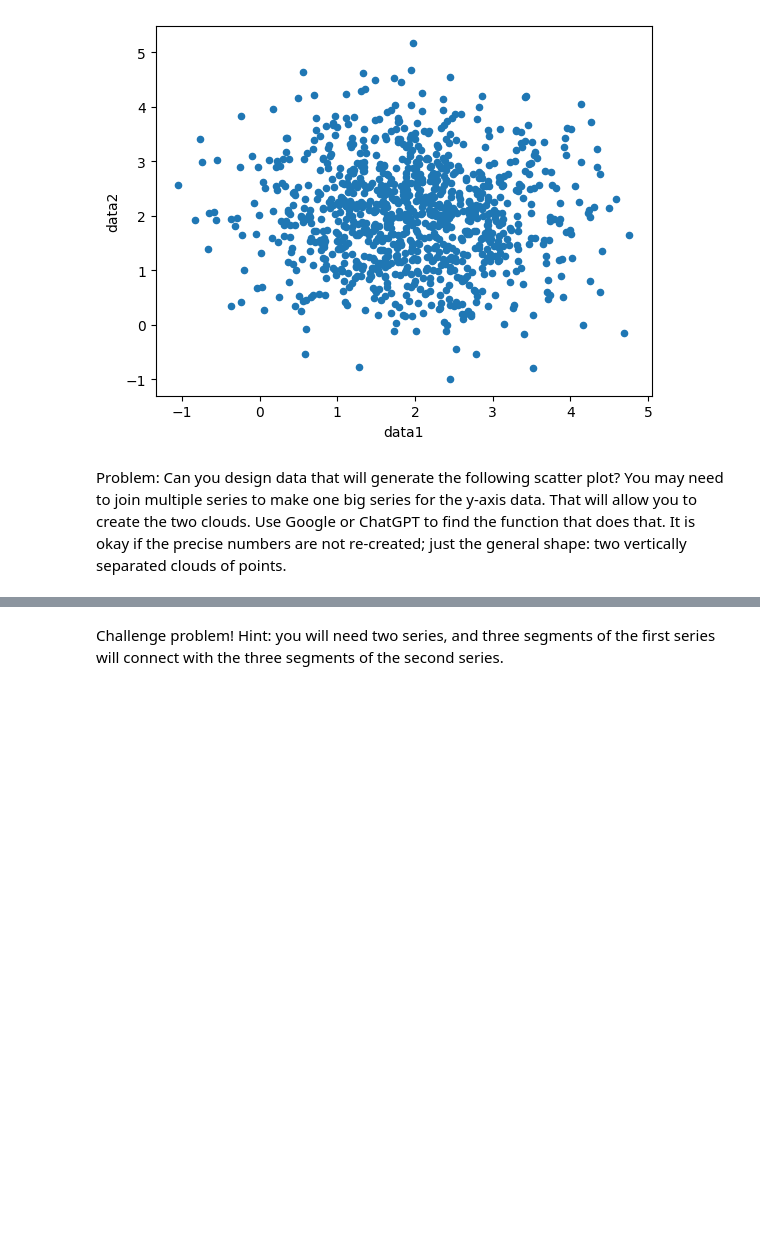
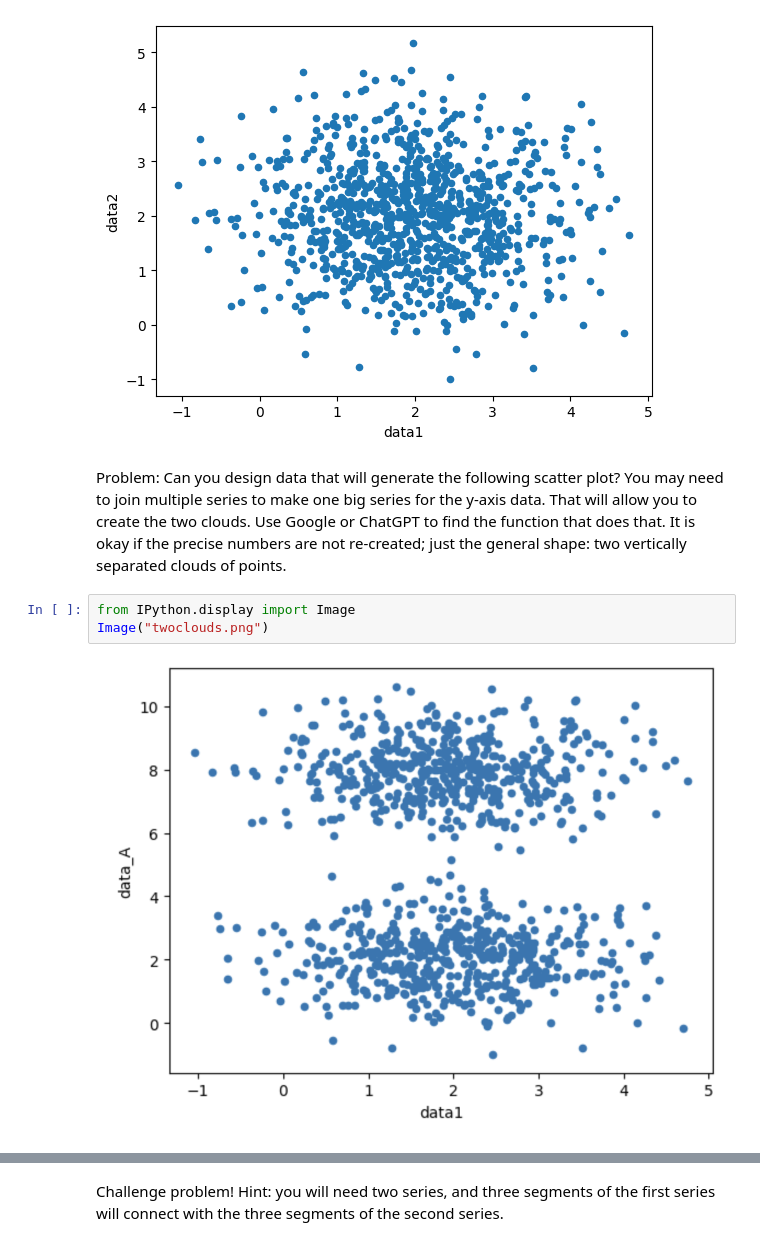
Before and after one commit to aqds-hub/Learning, a Jupyter notebook: OMDS-ModB2/OMDS-ModB2-Week5-Quintino dos Santos-Amanda.ipynb, the cells around one changed output, grey strips where cells are left out. Saved outputs shown, nothing was run; the diff lists cells and outputs as text; blank space fills up the shorter version.

```diff
--- a/OMDS-ModB2/OMDS-ModB2-Week5-Quintino dos Santos-Amanda.ipynb
+++ b/OMDS-ModB2/OMDS-ModB2-Week5-Quintino dos Santos-Amanda.ipynb
@@ -178,4 +176,9 @@ df_twonorm.plot.scatter(x = "data1", y = "data2")
 [figure]
 # %% [markdown]
 Problem: Can you design data that will generate the following scatter plot?  You may need to join multiple series to make one big series for the y-axis data.  That will allow you to create the two clouds. Use Google or ChatGPT to find the function that does that.  It is okay if the precise numbers are not re-created; just the general shape: two vertically separated clouds of points.
+# %%
+from IPython.display import Image
+Image("twoclouds.png")
+# %% [output]
+[figure, added]
 # %%
```
Also changed, not shown: parts of 8 cells of this notebook, 10 other files.
